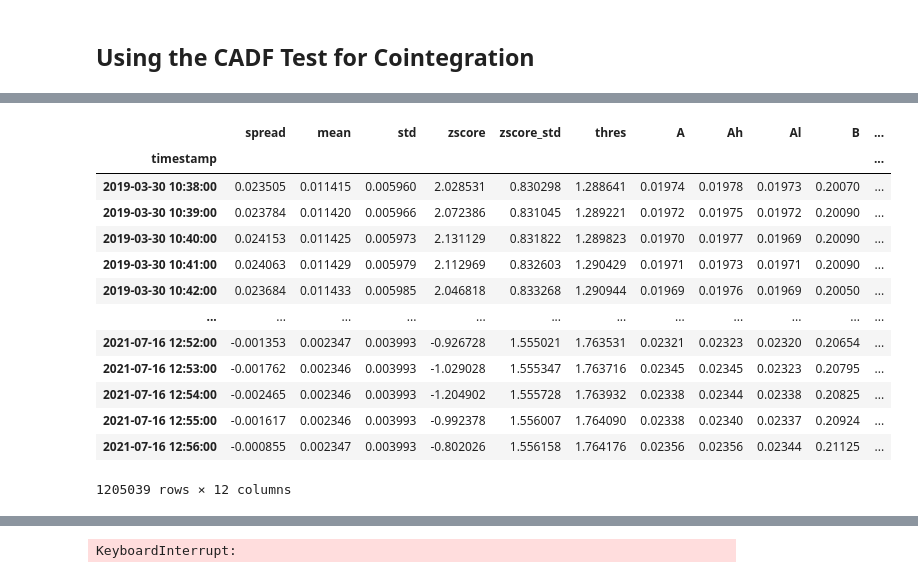
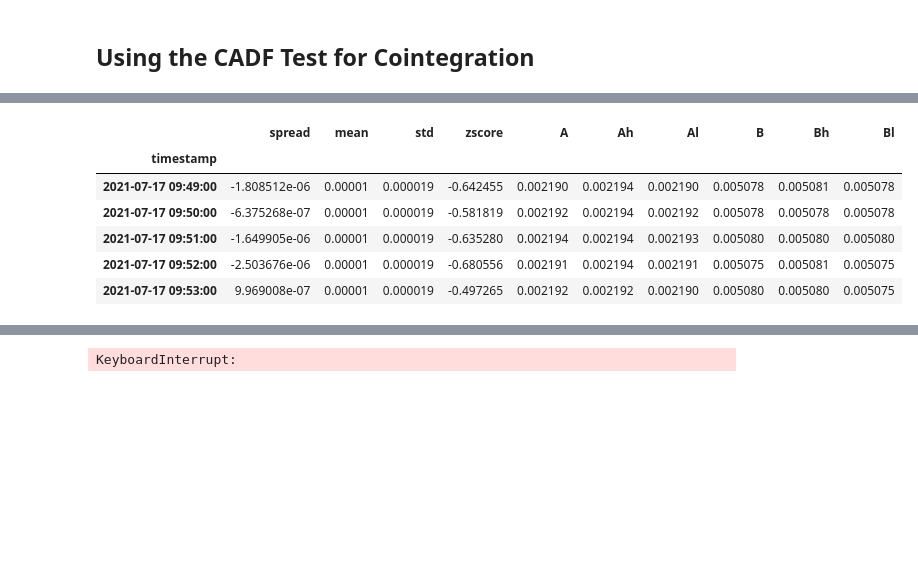
Before and after one commit to sunnymnie/bitcoin-printer, a Jupyter notebook: 3-labelling/2-kalman-filter.ipynb, the cells around one changed output, grey strips where cells are left out. Drawn from its saved outputs; the diff is of its cells as text; code cells hidden in the pictures; blank space fills up the shorter version.

```diff
--- a/3-labelling/2-kalman-filter.ipynb
+++ b/3-labelling/2-kalman-filter.ipynb
@@ -14,8 +14,11 @@ import statsmodels.formula.api as sm
 import statsmodels.tsa.stattools as ts
 import statsmodels.tsa.vector_ar.vecm as vm
 # %%
-df1 = pd.read_csv("../data/testing-hourly/CELRUSDT-minute.csv", index_col=0, parse_dates=True)
-df2 = pd.read_csv("../data/testing-hourly/FETUSDT-minute.csv", index_col=0, parse_dates=True)
+# df1 = pd.read_csv("../data/testing-hourly/CELRUSDT-minute.csv", index_col=0, parse_dates=True)
+# df2 = pd.read_csv("../data/testing-hourly/FETUSDT-minute.csv", index_col=0, parse_dates=True)
+
+df1 = pd.read_csv("../data/testing-hourly/BTTUSDT-minute.csv", index_col=0, parse_dates=True)
+df2 = pd.read_csv("../data/testing-hourly/HOTUSDT-minute.csv", index_col=0, parse_dates=True)
 
 # df1 = pd.read_csv("../data/CELRUSDT-past.csv", index_col=0, parse_dates=True)
 # df2 = pd.read_csv("../data/FETUSDT-past.csv", index_col=0, parse_dates=True)
@@ -66,9 +58,7 @@ hedgeRatio=8.967382
 # %%
 spread = pd.Series((df['B'] - hedgeRatio * df['A'])).rename("spread").to_frame()
-spread["mean"] = spread.spread.rolling(1800).mean()
-spread["std"] =  spread.spread.rolling(1800).std()
+spread["mean"] = spread.spread.rolling(1000).mean()
+spread["std"] =  spread.spread.rolling(1000).std()
 spread["zscore"] = pd.Series((spread["spread"]-spread["mean"])/spread["std"])
-spread["zscore_std"] =  spread.zscore.rolling(1800).std()
-spread["thres"] = spread.zscore_std.map(lambda x: 1. if x<0.5 else np.sqrt(x*2))
 
-spread.spread.plot()
+# spread.spread.plot()
@@ -108,20 +91,13 @@ spread["Bl"] = df2["low"].reindex(spread.index)
 # %%
-spread
+spread.tail(5)
 # %% [output]
-|  | spread | mean | std | zscore | zscore_std | thres | A | Ah | Al | B | ... |
-| timestamp |  |  |  |  |  |  |  |  |  |  | ... |
-| 2019-03-30 10:38:00 | 0.023505 | 0.011415 | 0.005960 | 2.028531 | 0.830298 | 1.288641 | 0.01974 | 0.01978 | 0.01973 | 0.20070 | ... |
-| 2019-03-30 10:39:00 | 0.023784 | 0.011420 | 0.005966 | 2.072386 | 0.831045 | 1.289221 | 0.01972 | 0.01975 | 0.01972 | 0.20090 | ... |
-| 2019-03-30 10:40:00 | 0.024153 | 0.011425 | 0.005973 | 2.131129 | 0.831822 | 1.289823 | 0.01970 | 0.01977 | 0.01969 | 0.20090 | ... |
-| 2019-03-30 10:41:00 | 0.024063 | 0.011429 | 0.005979 | 2.112969 | 0.832603 | 1.290429 | 0.01971 | 0.01973 | 0.01971 | 0.20090 | ... |
-| 2019-03-30 10:42:00 | 0.023684 | 0.011433 | 0.005985 | 2.046818 | 0.833268 | 1.290944 | 0.01969 | 0.01976 | 0.01969 | 0.20050 | ... |
-| ... | ... | ... | ... | ... | ... | ... | ... | ... | ... | ... | ... |
-| 2021-07-16 12:52:00 | -0.001353 | 0.002347 | 0.003993 | -0.926728 | 1.555021 | 1.763531 | 0.02321 | 0.02323 | 0.02320 | 0.20654 | ... |
-| 2021-07-16 12:53:00 | -0.001762 | 0.002346 | 0.003993 | -1.029028 | 1.555347 | 1.763716 | 0.02345 | 0.02345 | 0.02323 | 0.20795 | ... |
-| 2021-07-16 12:54:00 | -0.002465 | 0.002346 | 0.003993 | -1.204902 | 1.555728 | 1.763932 | 0.02338 | 0.02344 | 0.02338 | 0.20825 | ... |
-| 2021-07-16 12:55:00 | -0.001617 | 0.002346 | 0.003993 | -0.992378 | 1.556007 | 1.764090 | 0.02338 | 0.02340 | 0.02337 | 0.20924 | ... |
-| 2021-07-16 12:56:00 | -0.000855 | 0.002347 | 0.003993 | -0.802026 | 1.556158 | 1.764176 | 0.02356 | 0.02356 | 0.02344 | 0.21125 | ... |
+|  | spread | mean | std | zscore | A | Ah | Al | B | Bh | Bl |
+| timestamp |  |  |  |  |  |  |  |  |  |  |
+| 2021-07-17 09:49:00 | -1.808512e-06 | 0.00001 | 0.000019 | -0.642455 | 0.002190 | 0.002194 | 0.002190 | 0.005078 | 0.005081 | 0.005078 |
+| 2021-07-17 09:50:00 | -6.375268e-07 | 0.00001 | 0.000019 | -0.581819 | 0.002192 | 0.002194 | 0.002192 | 0.005078 | 0.005078 | 0.005078 |
+| 2021-07-17 09:51:00 | -1.649905e-06 | 0.00001 | 0.000019 | -0.635280 | 0.002194 | 0.002194 | 0.002193 | 0.005080 | 0.005080 | 0.005080 |
+| 2021-07-17 09:52:00 | -2.503676e-06 | 0.00001 | 0.000019 | -0.680556 | 0.002191 | 0.002194 | 0.002191 | 0.005075 | 0.005081 | 0.005075 |
+| 2021-07-17 09:53:00 | 9.969008e-07 | 0.00001 | 0.000019 | -0.497265 | 0.002192 | 0.002192 | 0.002190 | 0.005080 | 0.005080 | 0.005075 |
-1205039 rows × 12 columns
 # %%
 # def get_a_b(al, ac, ah, bl, bc, bh):
 #     return random.uniform(al, ac), random.uniform(ac, ah), random.uniform(bl, bc), random.uniform(bc, bh)
```
Also changed, not shown: parts of 24 cells of this notebook, 8 other files.
